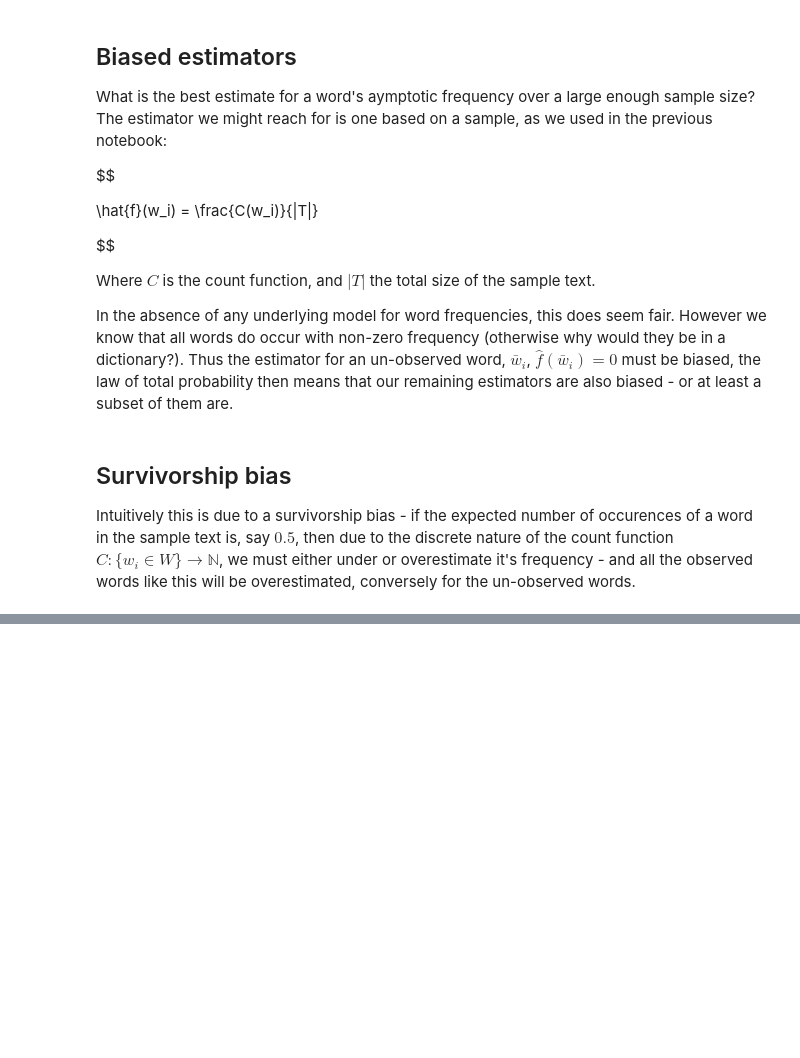
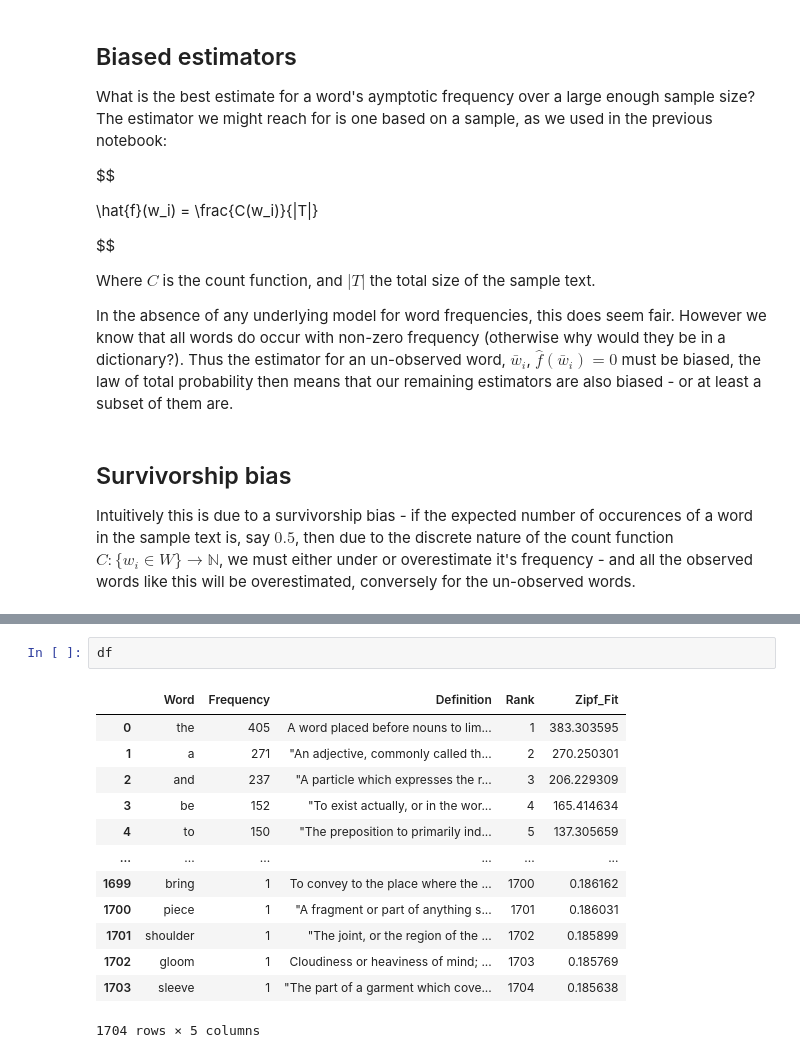
Before and after one commit to Matthew-Holmes/Linguine, a Jupyter notebook: Learning/Notebooks/zipf2.ipynb, the cells around one changed output, grey strips where cells are left out. Drawn from its saved outputs; the diff is of its cells as text; blank space fills up the shorter version.

```diff
--- a/Learning/Notebooks/zipf2.ipynb
+++ b/Learning/Notebooks/zipf2.ipynb
@@ -172,0 +376,16 @@ This approach ties together the ideas we've considered, and should lead to a muc
+# %%
+df
+# %% [output]
+|  | Word | Frequency | Definition | Rank | Zipf_Fit |
+| 0 | the | 405 | A word placed before nouns to lim... | 1 | 383.303595 |
+| 1 | a | 271 | "An adjective, commonly called th... | 2 | 270.250301 |
+| 2 | and | 237 | "A particle which expresses the r... | 3 | 206.229309 |
+| 3 | be | 152 | "To exist actually, or in the wor... | 4 | 165.414634 |
+| 4 | to | 150 | "The preposition to primarily ind... | 5 | 137.305659 |
+| ... | ... | ... | ... | ... | ... |
+| 1699 | bring | 1 | To convey to the place where the ... | 1700 | 0.186162 |
+| 1700 | piece | 1 | "A fragment or part of anything s... | 1701 | 0.186031 |
+| 1701 | shoulder | 1 | "The joint, or the region of the ... | 1702 | 0.185899 |
+| 1702 | gloom | 1 | Cloudiness or heaviness of mind; ... | 1703 | 0.185769 |
+| 1703 | sleeve | 1 | "The part of a garment which cove... | 1704 | 0.185638 |
+1704 rows × 5 columns
```
Also changed, not shown: parts of 24 cells of this notebook.
